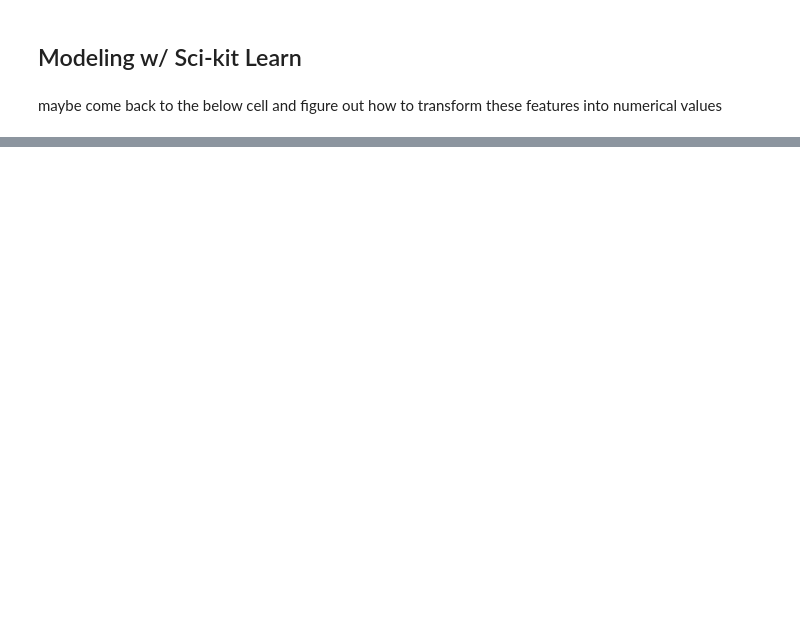
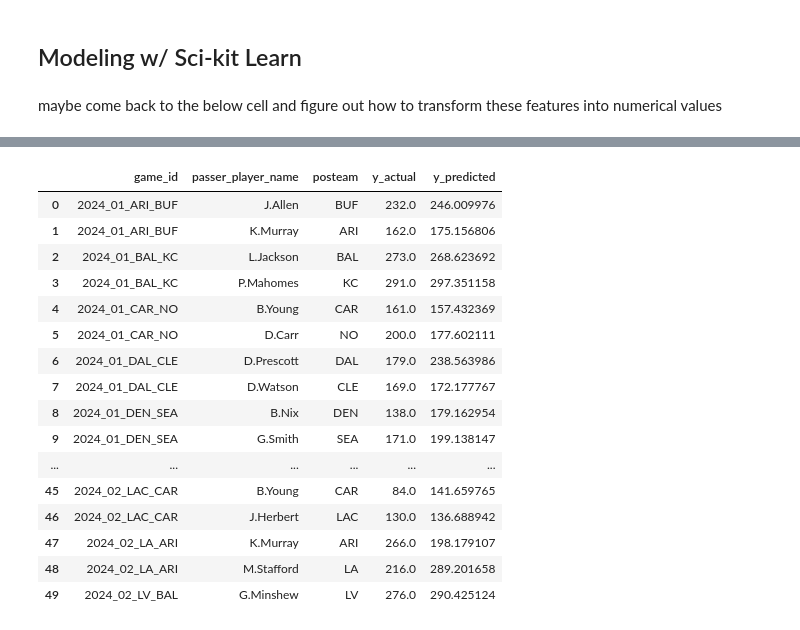
Before and after one commit to bhuggard/CheckTheCover, a Jupyter notebook: heysusan.ipynb, the cells around one changed output, grey strips where cells are left out. Cells and saved outputs as stored; diff of their text form; code cells hidden in the pictures; blank space fills up the shorter version.

```diff
--- a/heysusan.ipynb
+++ b/heysusan.ipynb
@@ -619,3 +399,0 @@ lgb_eval = lgb.Dataset(X_test, y_test, reference=lgb_train)
-# %%
-# Fit the model
-gbm = lgb.train(best_params, lgb_train, num_boost_round=1000, valid_sets=[lgb_eval])
@@ -701,0 +400,8 @@ plt.show()
+# %%
+# Use data for all seasons before 2023 for training
+X = filtered_with_ewma.loc[filtered_with_ewma['season'] <= 2023, features]
+y = filtered_with_ewma.loc[filtered_with_ewma['season'] <= 2023, target]
+# %%
+# The data for 2024 that we will hold out for final testing
+X_2024 = filtered_with_ewma.loc[filtered_with_ewma['season'] == 2024, features]
+y_2024 = filtered_with_ewma.loc[filtered_with_ewma['season'] == 2024, target]
@@ -701,0 +443,42 @@ plt.show()
+# %%
+# Adding 'game_id' back after filtering for 2024 data
+X_2024 = filtered_with_ewma.loc[filtered_with_ewma['season'] == 2024, features]
+X_2024 = X_2024.merge(filtered_with_ewma[['game_id', 'passer_player_name', 'posteam']], left_index=True, right_index=True)
+# %%
+# Assuming you have a column like 'game_id' that identifies each game
+game_id_column = 'game_id'
+passer_column = 'passer_player_name'
+team_column = 'posteam'
+
+# Preprocess the 2024 data using the pipeline (no need to use 'preprocessor' step directly)
+y_pred_2024 = pipeline.predict(X_2024)
+
+# Create a DataFrame to store predictions along with the game identifier
+pred_df = pd.DataFrame({
+    game_id_column: X_2024[game_id_column].values,
+    passer_column: X_2024[passer_column].values,            # Passer name (QB)
+    team_column: X_2024[team_column].values,  # Get the game IDs from X_2024
+    'y_actual': y_2024.values,                     # Actual target values
+    'y_predicted': y_pred_2024                     # Predicted values
+})
+
+# Print some results for verification
+pred_df.head(50)
+# %% [output]
+|  | game_id | passer_player_name | posteam | y_actual | y_predicted |
+| 0 | 2024_01_ARI_BUF | J.Allen | BUF | 232.0 | 246.009976 |
+| 1 | 2024_01_ARI_BUF | K.Murray | ARI | 162.0 | 175.156806 |
+| 2 | 2024_01_BAL_KC | L.Jackson | BAL | 273.0 | 268.623692 |
+| 3 | 2024_01_BAL_KC | P.Mahomes | KC | 291.0 | 297.351158 |
+| 4 | 2024_01_CAR_NO | B.Young | CAR | 161.0 | 157.432369 |
+| 5 | 2024_01_CAR_NO | D.Carr | NO | 200.0 | 177.602111 |
+| 6 | 2024_01_DAL_CLE | D.Prescott | DAL | 179.0 | 238.563986 |
+| 7 | 2024_01_DAL_CLE | D.Watson | CLE | 169.0 | 172.177767 |
+| 8 | 2024_01_DEN_SEA | B.Nix | DEN | 138.0 | 179.162954 |
+| 9 | 2024_01_DEN_SEA | G.Smith | SEA | 171.0 | 199.138147 |
+| ... | ... | ... | ... | ... | ... |
+| 45 | 2024_02_LAC_CAR | B.Young | CAR | 84.0 | 141.659765 |
+| 46 | 2024_02_LAC_CAR | J.Herbert | LAC | 130.0 | 136.688942 |
+| 47 | 2024_02_LA_ARI | K.Murray | ARI | 266.0 | 198.179107 |
+| 48 | 2024_02_LA_ARI | M.Stafford | LA | 216.0 | 289.201658 |
+| 49 | 2024_02_LV_BAL | G.Minshew | LV | 276.0 | 290.425124 |
```
Also changed, not shown: parts of 29 cells of this notebook.
